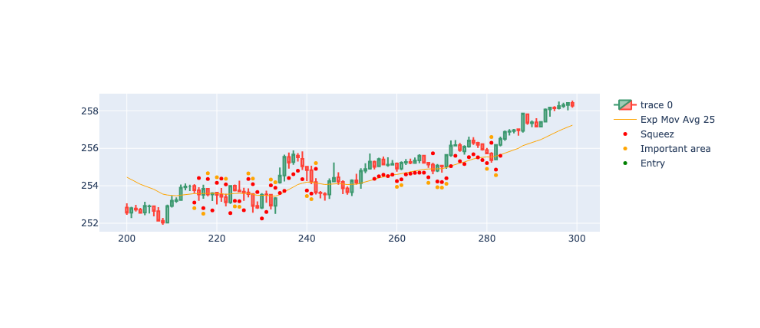
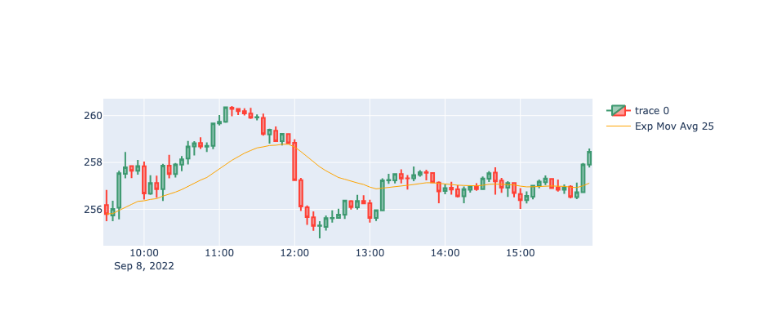
Before and after one commit to gastoncs/jupyter-docker, a Jupyter notebook: app/src/backtesting/squeez/squeez_pattern_v3.ipynb, the cells around one changed output. Cells and saved outputs as stored; diff of their text form; code cells hidden in the pictures.

```diff
--- a/app/src/backtesting/squeez/squeez_pattern_v3.ipynb
+++ b/app/src/backtesting/squeez/squeez_pattern_v3.ipynb
@@ -154,30 +199,30 @@ df['posibleBreakArea'] = df.apply(lambda row: posibleBreakArea(row), axis=1)
 # %%
 import plotly.io as pio
 import plotly.graph_objects as go
 
-dfpl = df[200:300]
+dfpl = df[0:78]
 
 fig = go.Figure(
     data=[
         go.Candlestick(
-            x=dfpl.index,
+            x=dfpl.datetime_est,
             open=dfpl['Open'],
             high=dfpl['High'],
             low=dfpl['Low'],
             close=dfpl['Close']),
         go.Scatter(
-            x=dfpl.index,
+            x=dfpl.datetime_est,
             y=dfpl['ema25'],
             line=dict(color='orange', width=1),
             name="Exp Mov Avg 25")
     ]
 )
 
-fig.add_scatter(x=dfpl.index, y=dfpl['squezzeArea'], mode="markers", marker=dict(size=5, color="red"), name="Squeez")
-fig.add_scatter(x=dfpl.index, y=dfpl['squeezeCloseToEmaArea'], mode="markers", marker=dict(size=5, color="orange"), name="Important area")
-fig.add_scatter(x=dfpl.index, y=dfpl['posibleBreakArea'], mode="markers", marker=dict(size=5, color="green"), name="Entry")
+#fig.add_scatter(x=dfpl.index, y=dfpl['squezzeArea'], mode="markers", marker=dict(size=5, color="red"), name="Squeez")
+#fig.add_scatter(x=dfpl.index, y=dfpl['squeezeCloseToEmaArea'], mode="markers", marker=dict(size=5, color="orange"), name="Important area")
+#fig.add_scatter(x=dfpl.index, y=dfpl['posibleBreakArea'], mode="markers", marker=dict(size=5, color="green"), name="Entry")
 
 fig.update_layout(xaxis_rangeslider_visible=False)
 fig.show()
 # %% [output]
-[figure, old version]
+[figure, new version]
```
Also changed, not shown: parts of 1 cell of this notebook, 7 other files.
